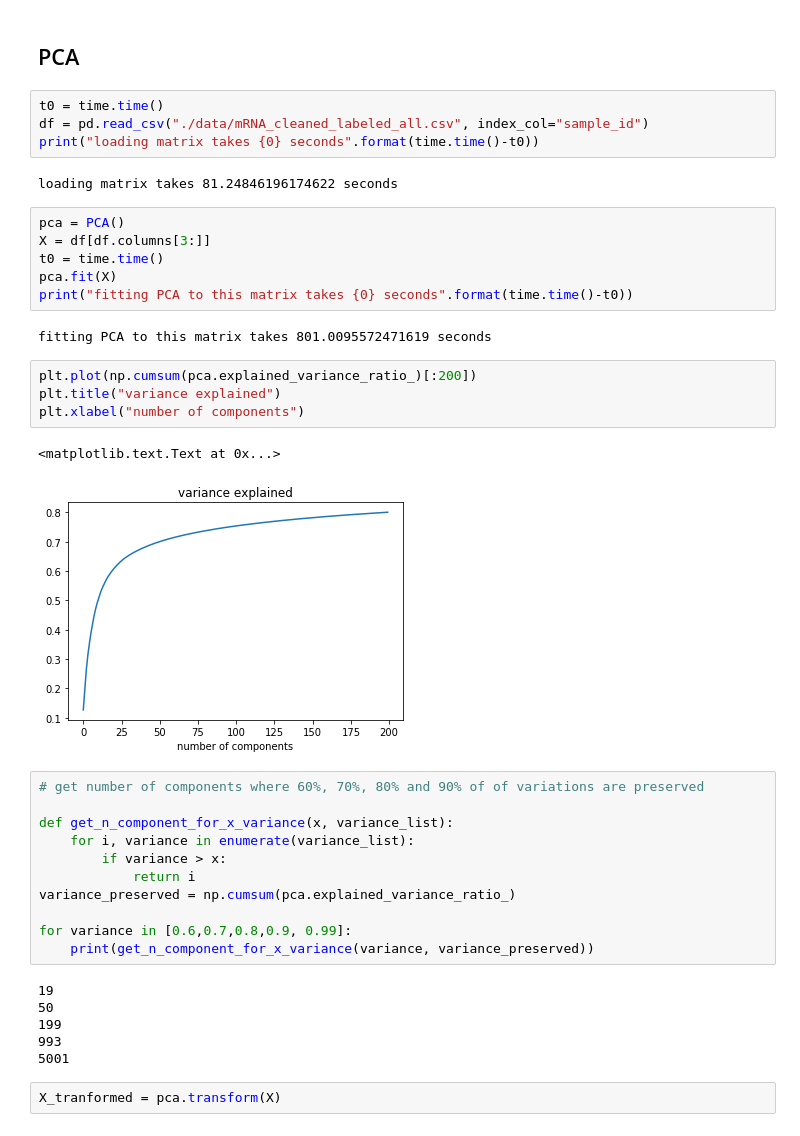
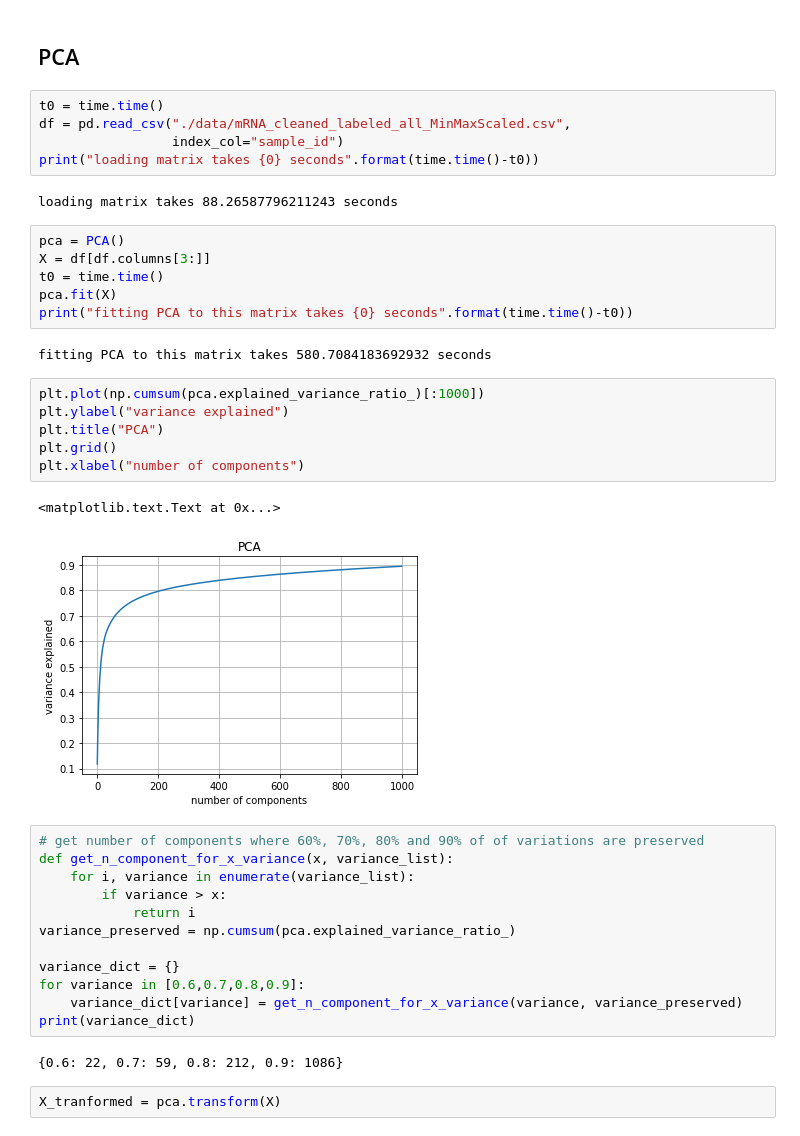
Before and after one commit to jvivian/DeepTCGA, a Jupyter notebook: Dimension_Reduction.ipynb, the cells around one changed output. Drawn from its saved outputs; the diff is of its cells as text.

```diff
--- a/Dimension_Reduction.ipynb
+++ b/Dimension_Reduction.ipynb
@@ -11,10 +11,11 @@ from sklearn.preprocessing import MinMaxScaler, MaxAbsScaler, StandardScaler
 ## PCA
 # %%
 t0 = time.time()
-df = pd.read_csv("./data/mRNA_cleaned_labeled_all.csv", index_col="sample_id")
+df = pd.read_csv("./data/mRNA_cleaned_labeled_all_MinMaxScaled.csv",
+                 index_col="sample_id")
 print("loading matrix takes {0} seconds".format(time.time()-t0))
 # %% [output]
-loading matrix takes 81.24846196174622 seconds
+loading matrix takes 88.26587796211243 seconds
 # %%
 pca = PCA()
 X = df[df.columns[3:]]
@@ -22,31 +23,30 @@ t0 = time.time()
 pca.fit(X)
 print("fitting PCA to this matrix takes {0} seconds".format(time.time()-t0))
 # %% [output]
-fitting PCA to this matrix takes 801.0095572471619 seconds
+fitting PCA to this matrix takes 580.7084183692932 seconds
 # %%
-plt.plot(np.cumsum(pca.explained_variance_ratio_)[:200])
-plt.title("variance explained")
+plt.plot(np.cumsum(pca.explained_variance_ratio_)[:1000])
+plt.ylabel("variance explained")
+plt.title("PCA")
+plt.grid()
 plt.xlabel("number of components")
 # %% [output]
 <matplotlib.text.Text at 0x...>
-[figure, old version]
+[figure, new version]
 # %%
 # get number of components where 60%, 70%, 80% and 90% of of variations are preserved
-
 def get_n_component_for_x_variance(x, variance_list):
     for i, variance in enumerate(variance_list):
         if variance > x:
             return i
 variance_preserved = np.cumsum(pca.explained_variance_ratio_)
 
-for variance in [0.6,0.7,0.8,0.9, 0.99]:
-    print(get_n_component_for_x_variance(variance, variance_preserved))
+variance_dict = {}
+for variance in [0.6,0.7,0.8,0.9]:
+    variance_dict[variance] = get_n_component_for_x_variance(variance, variance_preserved)
+print(variance_dict)
 # %% [output]
-19
-50
-199
-993
-5001
+{0.6: 22, 0.7: 59, 0.8: 212, 0.9: 1086}
 # %%
 X_tranformed = pca.transform(X)
 # %%
```
Also changed, not shown: parts of 2 cells of this notebook.
